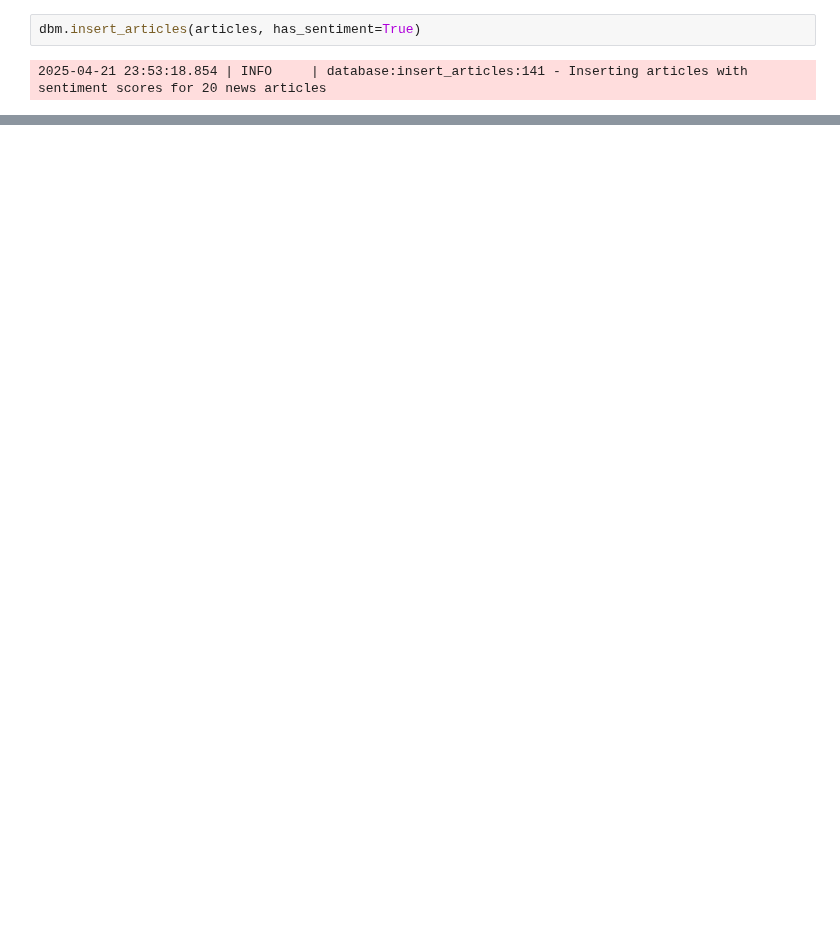
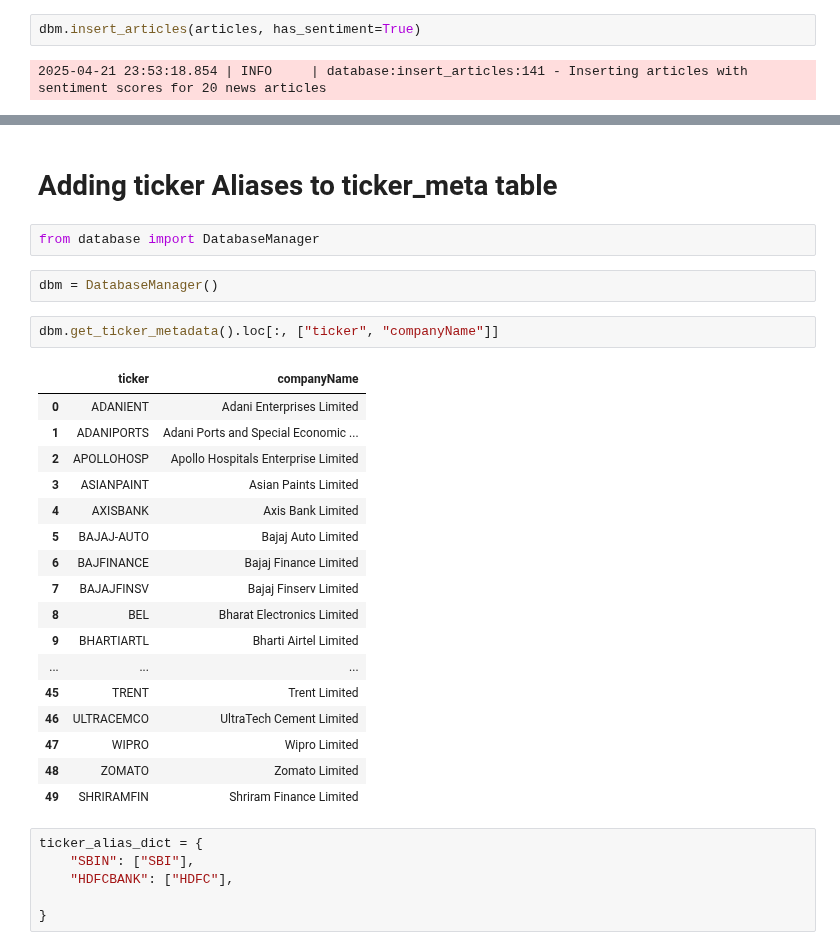
Before and after one commit to Shubxam/Nifty-500-Live-Sentiment-Analysis, a Jupyter notebook: notebooks/duck_db.ipynb, the cells around one changed output, grey strips where cells are left out. Cells and saved outputs as stored; diff of their text form; blank space fills up the shorter version.

Commit message:
Add ticker aliases and metadata fetching for SBIN in notebooks

```diff
--- a/notebooks/duck_db.ipynb
+++ b/notebooks/duck_db.ipynb
@@ -250,3 +250,35 @@ articles
 | 18 | ONGC | Asian markets are mostly higher a... | 2025-04-18 11:35:26 | AP News | https://apnews.com/article/stocks... | 6.457435e-01 | 9.429207e-02 | ... |
 | 19 | ONGC | S&P 500 ekes out a gain, Dow tumb... | 2025-04-18 11:35:26 | CNBC | https://www.cnbc.com/2025/04/16/s... | 9.857996e-01 | 1.825250e-03 | ... |
 | 20 | JIOFIN | Jio Financial Services Limited AU... | 2025-04-18 11:35:24 | Deccan Chronicle | https://www.deccanchronicle.com/b... | 9.999982e-01 | 1.723209e-06 | ... |
+# %% [markdown]
+# Adding ticker Aliases to ticker_meta table
+# %%
+from database import DatabaseManager
+# %%
+dbm = DatabaseManager()
+# %%
+dbm.get_ticker_metadata().loc[:, ["ticker", "companyName"]]
+# %% [output]
+|  | ticker | companyName |
+| 0 | ADANIENT | Adani Enterprises Limited |
+| 1 | ADANIPORTS | Adani Ports and Special Economic ... |
+| 2 | APOLLOHOSP | Apollo Hospitals Enterprise Limited |
+| 3 | ASIANPAINT | Asian Paints Limited |
+| 4 | AXISBANK | Axis Bank Limited |
+| 5 | BAJAJ-AUTO | Bajaj Auto Limited |
+| 6 | BAJFINANCE | Bajaj Finance Limited |
+| 7 | BAJAJFINSV | Bajaj Finserv Limited |
+| 8 | BEL | Bharat Electronics Limited |
+| 9 | BHARTIARTL | Bharti Airtel Limited |
+| ... | ... | ... |
+| 45 | TRENT | Trent Limited |
+| 46 | ULTRACEMCO | UltraTech Cement Limited |
+| 47 | WIPRO | Wipro Limited |
+| 48 | ZOMATO | Zomato Limited |
+| 49 | SHRIRAMFIN | Shriram Finance Limited |
+# %%
+ticker_alias_dict = {
+    "SBIN": ["SBI"],
+    "HDFCBANK": ["HDFC"],
+
+}
```
Also changed, not shown: 1 other file.
